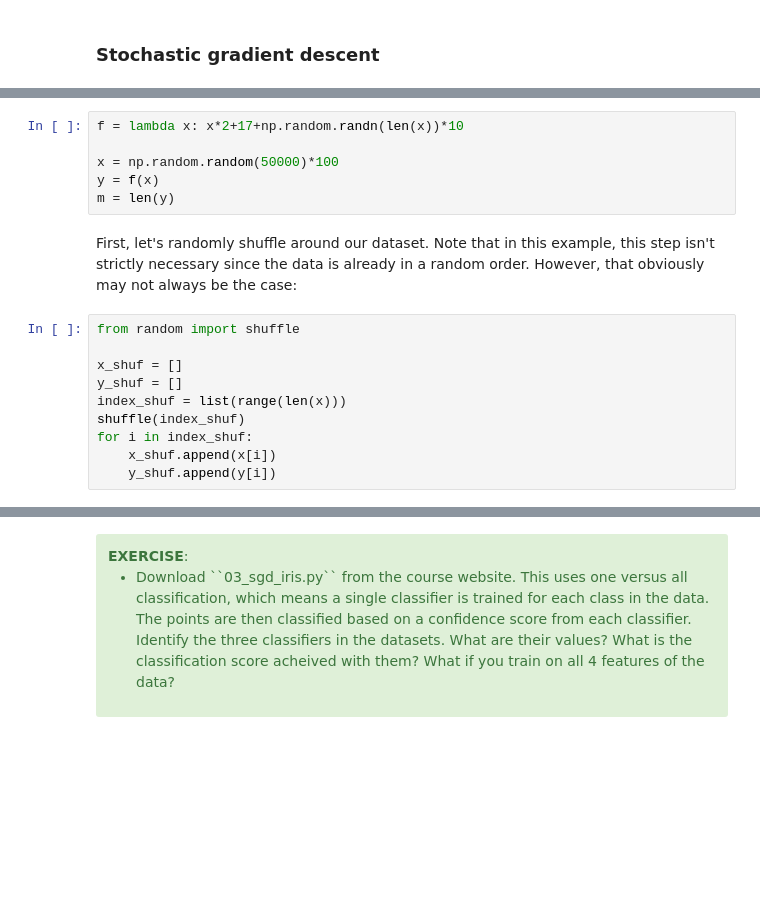
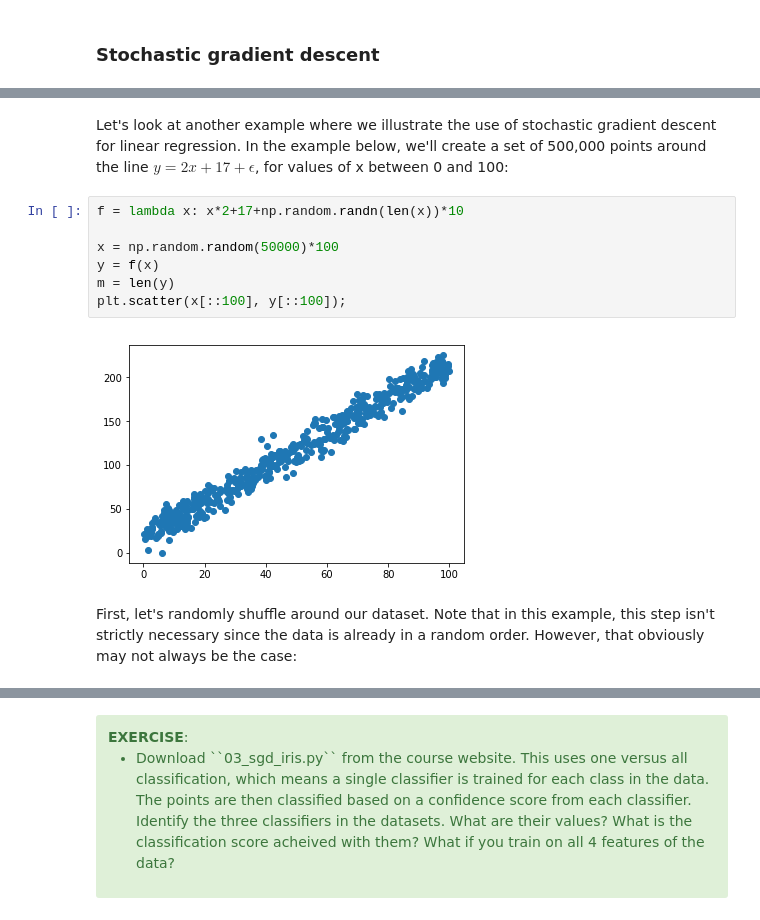
Before and after one commit to d9w/computational_intelligence, a Jupyter notebook: notebooks/11 Gradient Descent.ipynb, the cells around one changed output, grey strips where cells are left out. Cells and saved outputs as stored; diff of their text form; blank space fills up the shorter version.

```diff
--- a/notebooks/11 Gradient Descent.ipynb
+++ b/notebooks/11 Gradient Descent.ipynb
@@ -218,18 +238,13 @@ Let's look at another example where we illustrate the use of stochastic gradient
+# %% [markdown]
+Let's look at another example where we illustrate the use of stochastic gradient descent for linear regression. In the example below, we'll create a set of 500,000 points around the line $y = 2x+17+\epsilon$, for values of x between 0 and 100:
 # %%
 f = lambda x: x*2+17+np.random.randn(len(x))*10
 
 x = np.random.random(50000)*100
 y = f(x)
 m = len(y)
+plt.scatter(x[::100], y[::100]);
+# %% [output]
+[figure, added]
 # %% [markdown]
 First, let's randomly shuffle around our dataset. Note that in this example, this step isn't strictly necessary since the data is already in a random order. However, that obviously may not always be the case:
-# %%
-from random import shuffle
-
-x_shuf = []
-y_shuf = []
-index_shuf = list(range(len(x)))
-shuffle(index_shuf)
-for i in index_shuf:
-    x_shuf.append(x[i])
-    y_shuf.append(y[i])
```
Also changed, not shown: parts of 25 cells of this notebook, 7 other files.
